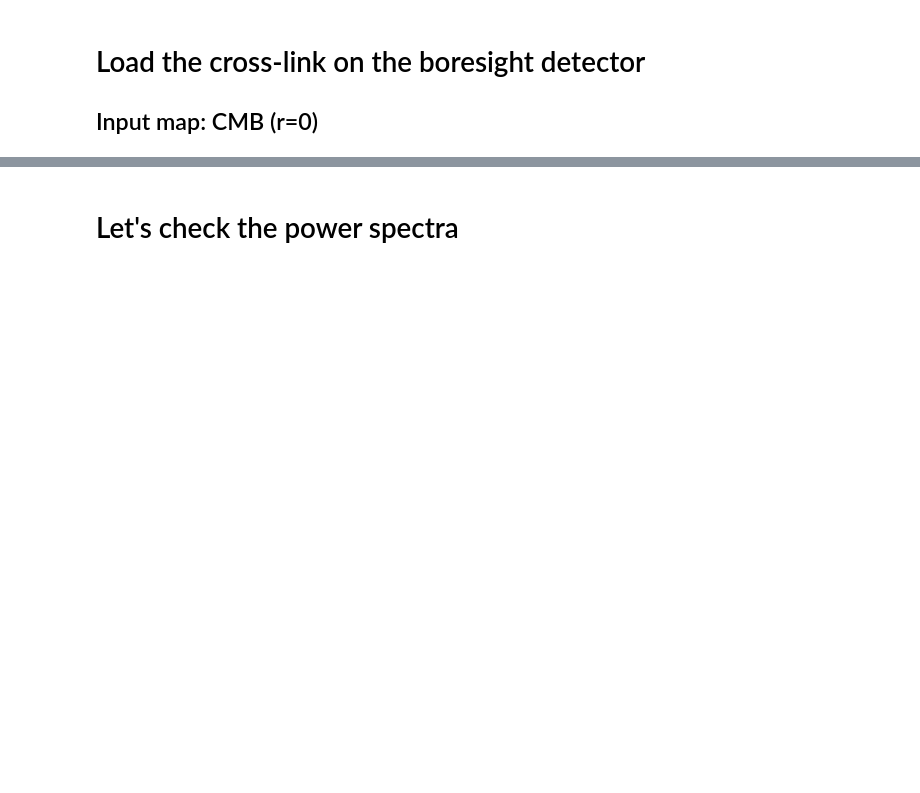
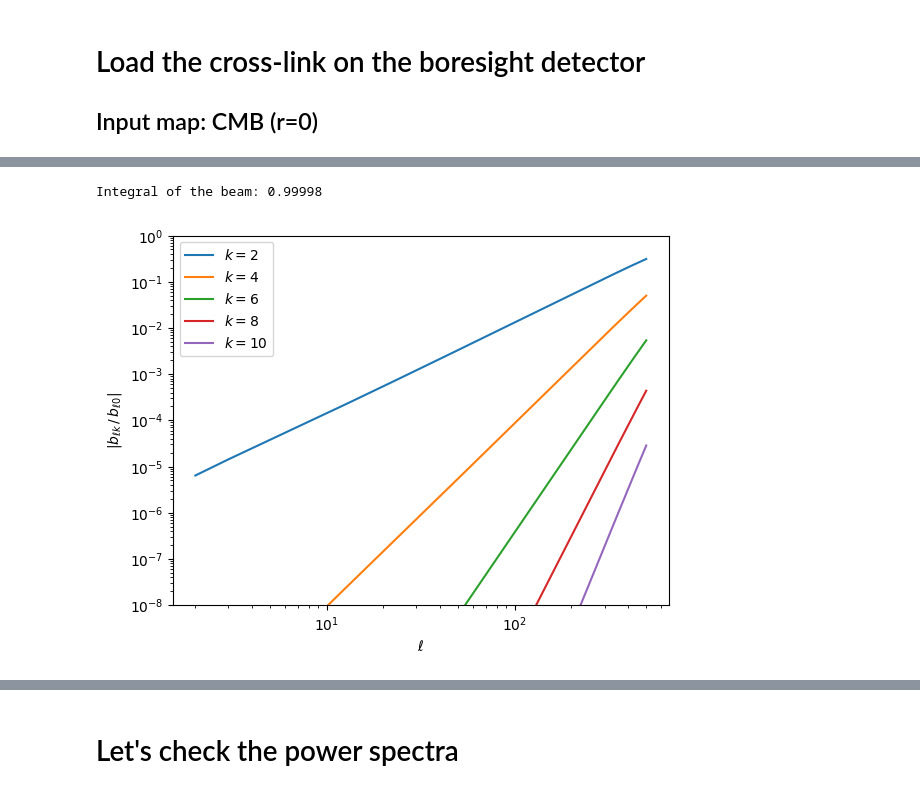
Before and after one commit to yusuke-takase/SBM, a Jupyter notebook: notebooks/elliptical_beam_convolution.ipynb, the cells around one changed output, grey strips where cells are left out. Cells and saved outputs as stored; diff of their text form; code cells hidden in the pictures; blank space fills up the shorter version.

```diff
--- a/notebooks/elliptical_beam_convolution.ipynb
+++ b/notebooks/elliptical_beam_convolution.ipynb
@@ -20,11 +25,10 @@ sys.version
 ## Input map: CMB (r=0)
 # %%
 scan_field = ScanFields.load_det("boresight/boresight")
+nside = scan_field.nside
+lmax = 3 * nside - 1
+print(f"nside = {nside}")
+print(f"spin_n of the cross-links: {scan_field.spins_n}")
 r = 0.0
-nside = 512
-lmax = 3*nside-1
-fwhm = np.deg2rad(1.0)
 fiducial_map = sbm.generate_cmb(nside, r, cmb_seed=12345)
-alm = hp.map2alm(fiducial_map)
-smooth_alm = hp.smoothalm(alm,fwhm, inplace=False)
-smooth_map = hp.alm2map(smooth_alm,nside)
+alm = hp.map2alm(fiducial_map, lmax=lmax)
@@ -36,0 +46,6 @@ blm = hp.map2alm(beam)
+# %%
+fwhm = np.deg2rad(1.0)  # FWHM of the major axis
+q = 0.9  # beam ellipticity: (minor axis) / (major axis)
+nside_beam = 2 * nside
+beam = sbm.elliptical_beam(nside_beam, fwhm, q)
+blm = hp.map2alm(beam, lmax=lmax, mmax=lmax)  # must have the same size as `alm`
@@ -36,0 +57,18 @@ blm = hp.map2alm(beam)
+# %%
+beam_conv = sbm.Convolver(blm, nside, spin_k=[])
+b_l0 = beam_conv.get_blk(0)[0].real
+print(f"Integral of the beam: {b_l0[0]:.5f}")
+
+ell = np.arange(lmax + 1)
+for k in range(2, 11, 2):
+    b_lk = beam_conv.get_blk(k)[0]  # spin-k moment of the temperature beam
+    plt.plot(ell[k:501], np.abs(b_lk[k:501] / b_l0[k:501]), label=f"$k={k}$")
+plt.xlabel(r"$\ell$")
+plt.ylabel(r"$|b_{\ell k}\,/\,b_{\ell 0}|$")
+plt.xscale("log")
+plt.yscale("log")
+plt.ylim(1e-8, 1)
+plt.legend();
+# %% [output]
+Integral of the beam: 0.99998
+[figure, added]
```
Also changed, not shown: parts of 36 cells of this notebook.
